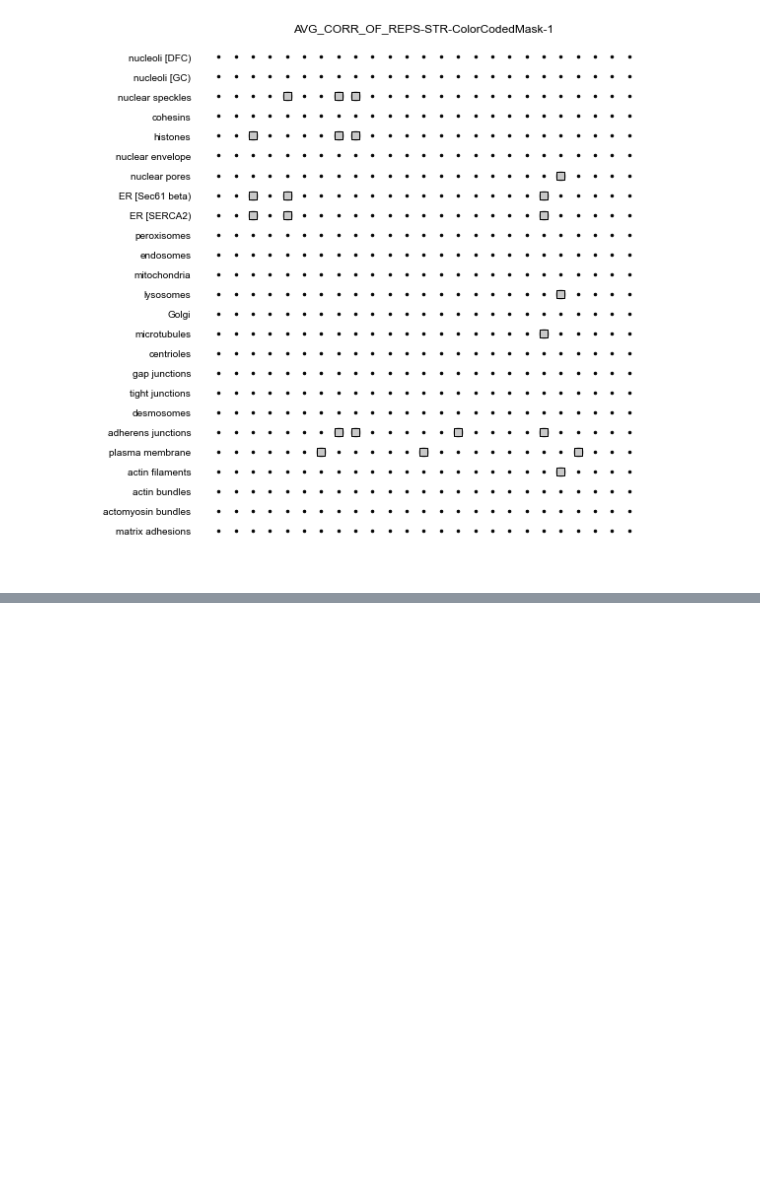
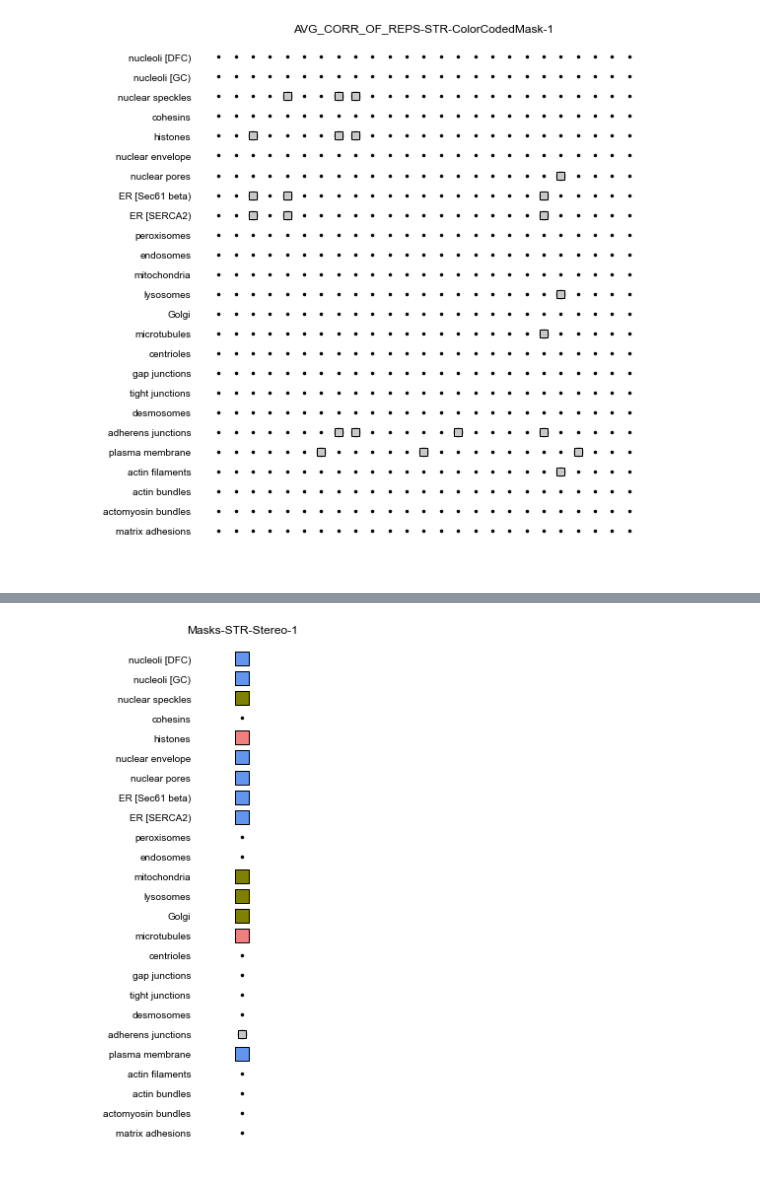
Before and after one commit to AllenCell/cvapipe_analysis, a Jupyter notebook: notebooks/FigureMitosis/FigureMitosis3.ipynb, the cells around one changed output, grey strips where cells are left out. Cells and saved outputs as stored; diff of their text form; code cells hidden in the pictures; blank space fills up the shorter version.

```diff
--- a/notebooks/FigureMitosis/FigureMitosis3.ipynb
+++ b/notebooks/FigureMitosis/FigureMitosis3.ipynb
@@ -229,14 +235,16 @@ ploter.figs[0][0].savefig(f"FigureMitosis3_masks_stereo.pdf", transparent=True)
 # %%
 masker = common.Masker(control)
 masker.set_data(common.Masker.reduce_to_diag(mxs, True), common.Masker.reduce_to_diag(sws, True), colnames=["S"])
 masker.execute()
 df1, df2, cmap = masker.get_result_as_dataframes_and_cmap(ignore_confidence=True)
 df2.loc[df1.S==6, "S"] = 3
 
 importlib.reload(plotting)
 ploter = plotting.ConcordancePlotMaker(control)
 ploter.set_row(row)
-ploter.make_confidence_heatmap(df1, df2, colors=cmap, size_scale=25, display=True, hide_colors=[1], xlim=(-0.5, 0.5))
+ploter.make_confidence_heatmap(df1, df2, colors=cmap, size_scale=25, display=True, dotted=[1], xlim=(-0.5, 0.5))
 ploter.figs[0][0].savefig(f"FigureMitosis3_flag_stereo.pdf", transparent=True)
+# %% [output]
+[figure, added]
 # %%
 common.now("complete")
```
Also changed, not shown: parts of 5 cells of this notebook, 4 other files.
